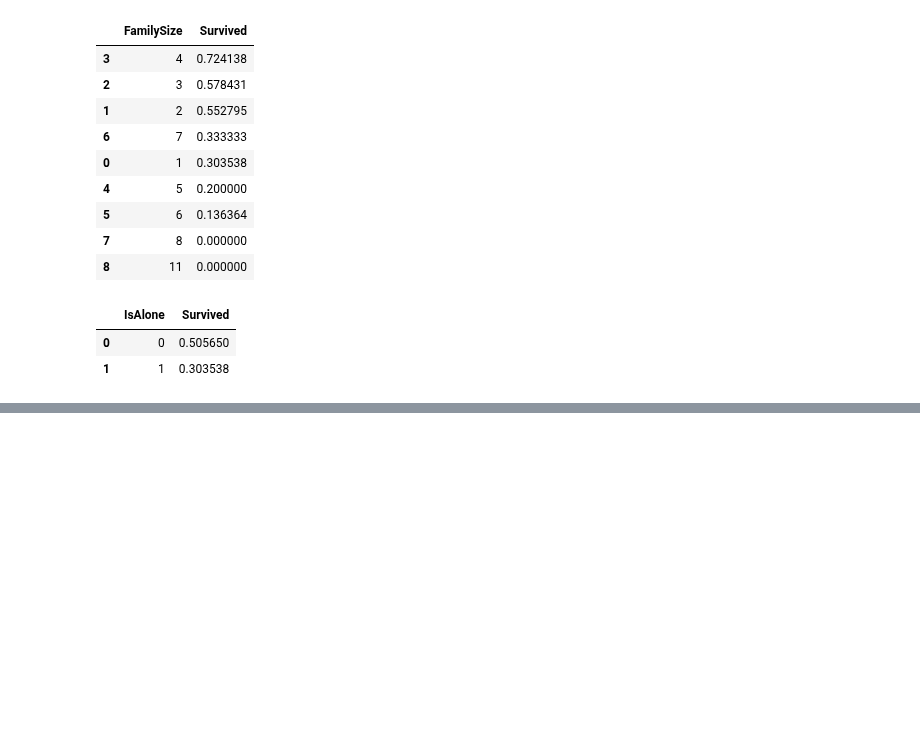
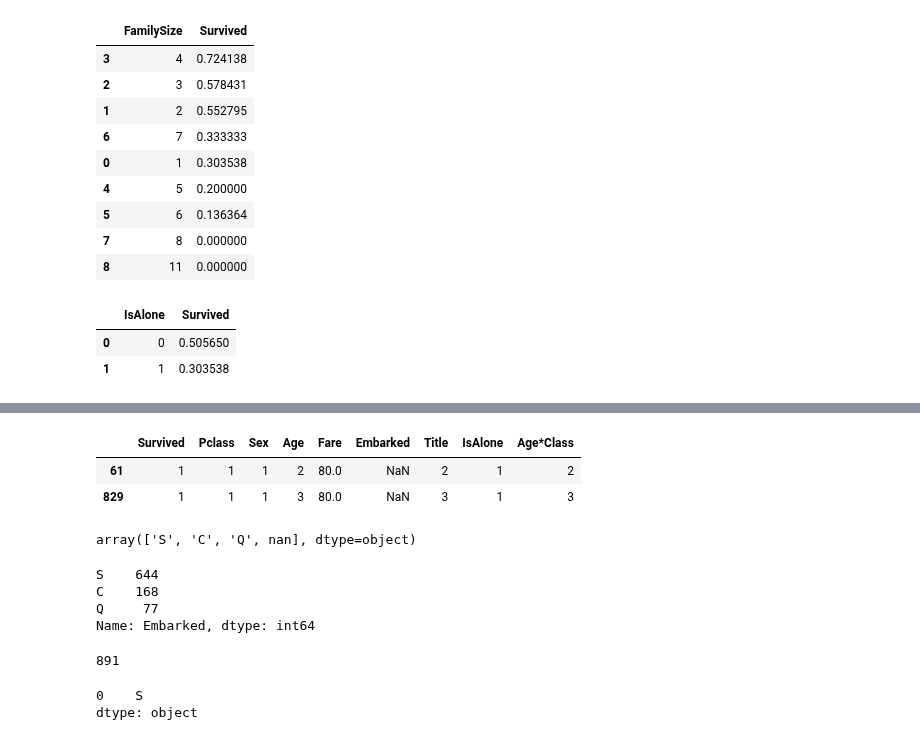
Before and after one commit to ducksfrogs/ma_kaggle, a Jupyter notebook: titanic/jup/wrangle.ipynb, the cells around one changed output, grey strips where cells are left out. Cells and saved outputs as stored; diff of their text form; code cells hidden in the pictures; blank space fills up the shorter version.

```diff
--- a/titanic/jup/wrangle.ipynb
+++ b/titanic/jup/wrangle.ipynb
@@ -220,0 +273,28 @@ train_df[['IsAlone','Survived']].groupby(['IsAlone'], as_index=False).mean()
+# %%
+true_df = train_df['Embarked'].isnull()
+# %%
+train_df[true_df]
+# %% [output]
+|  | Survived | Pclass | Sex | Age | Fare | Embarked | Title | IsAlone | Age*Class |
+| 61 | 1 | 1 | 1 | 2 | 80.0 | NaN | 2 | 1 | 2 |
+| 829 | 1 | 1 | 1 | 3 | 80.0 | NaN | 3 | 1 | 3 |
+# %%
+train_df['Embarked'].unique()
+# %% [output]
+array(['S', 'C', 'Q', nan], dtype=object)
+# %%
+train_df['Embarked'].value_counts()
+# %% [output]
+S    644
+C    168
+Q     77
+Name: Embarked, dtype: int64
+# %%
+len(train_df)
+# %% [output]
+891
+# %%
+train_df.Embarked.mode()
+# %% [output]
+0    S
+dtype: object
```
Also changed, not shown: parts of 7 cells of this notebook, 1 other file.
